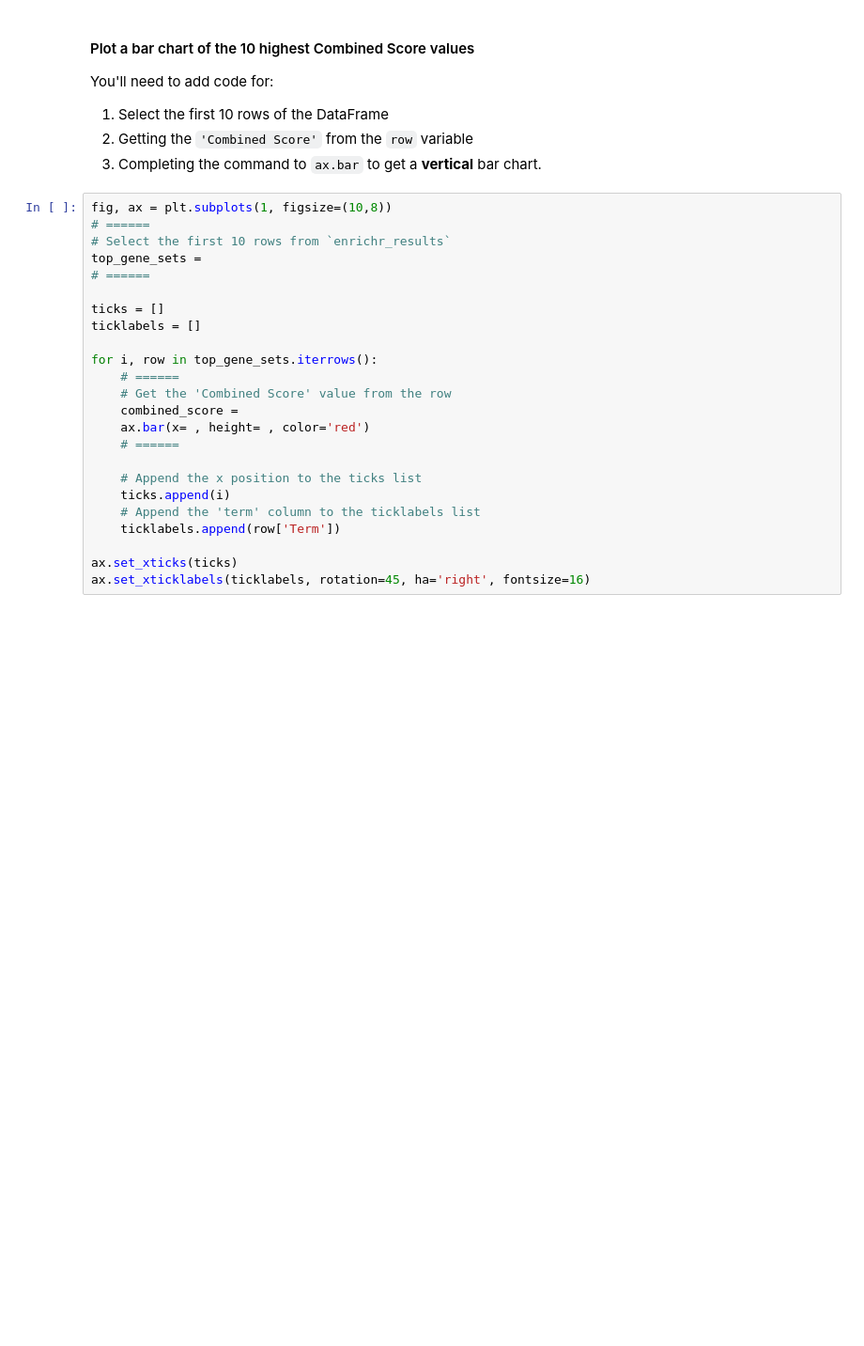
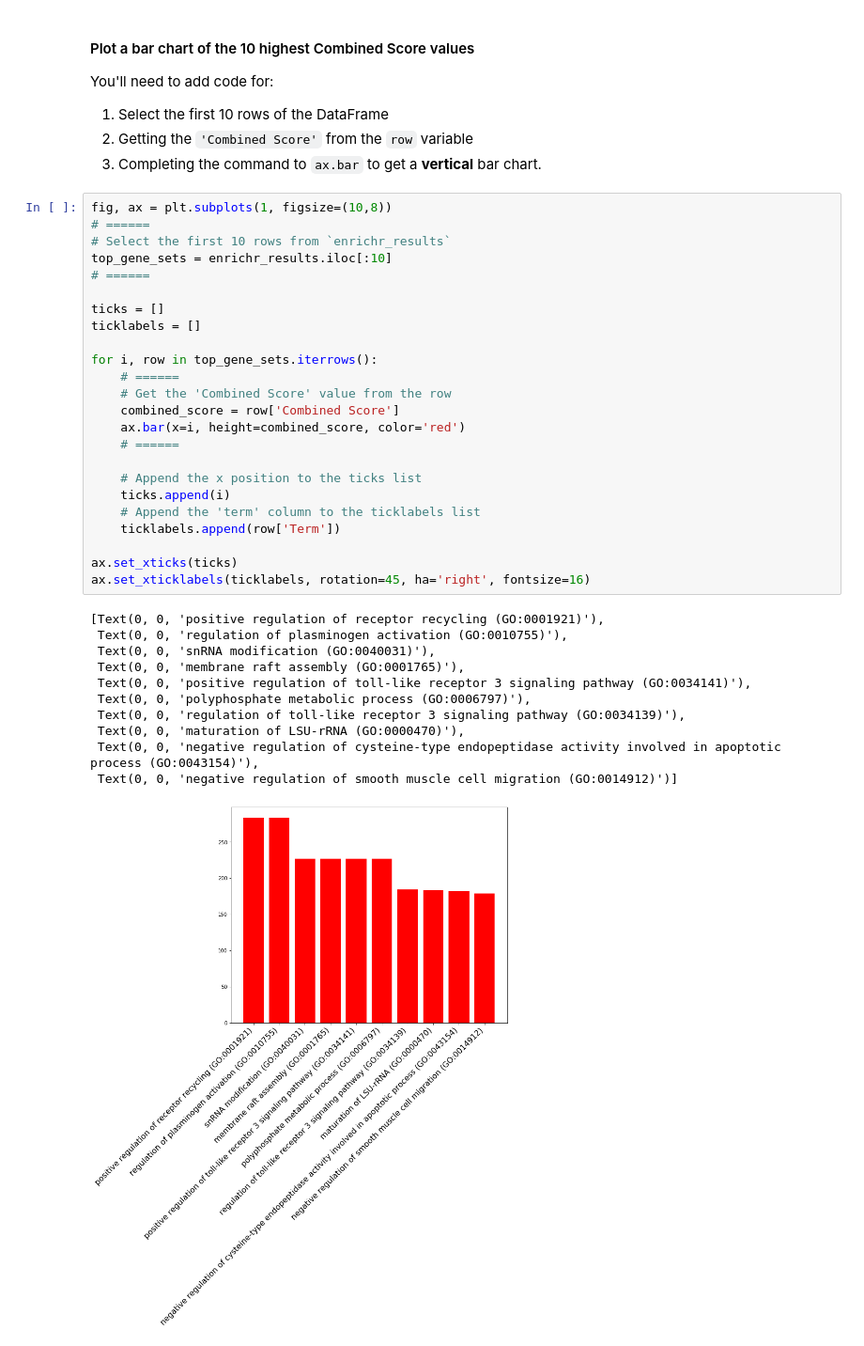
Before and after one commit to vd4mmind/Colab, a Jupyter notebook: Day4_of_00_Gene_Relationships_in_Treutlein_data.ipynb, the cells around one changed output. Shown at 94% size. Cells and saved outputs as stored; diff of their text form; blank space fills up the shorter version.

```diff
--- a/Day4_of_00_Gene_Relationships_in_Treutlein_data.ipynb
+++ b/Day4_of_00_Gene_Relationships_in_Treutlein_data.ipynb
@@ -387,24 +436,36 @@ You'll need to add code for:
 # %%
 fig, ax = plt.subplots(1, figsize=(10,8))
 # ======
 # Select the first 10 rows from `enrichr_results`
-top_gene_sets =
+top_gene_sets = enrichr_results.iloc[:10]
 # ======
 
 ticks = []
 ticklabels = []
 
 for i, row in top_gene_sets.iterrows():
     # ======
     # Get the 'Combined Score' value from the row
-    combined_score =
-    ax.bar(x= , height= , color='red')
+    combined_score = row['Combined Score']
+    ax.bar(x=i, height=combined_score, color='red')
     # ======
 
     # Append the x position to the ticks list
     ticks.append(i)
     # Append the 'term' column to the ticklabels list
     ticklabels.append(row['Term'])
 
 ax.set_xticks(ticks)
 ax.set_xticklabels(ticklabels, rotation=45, ha='right', fontsize=16)
+# %% [output]
+[Text(0, 0, 'positive regulation of receptor recycling (GO:0001921)'),
+ Text(0, 0, 'regulation of plasminogen activation (GO:0010755)'),
+ Text(0, 0, 'snRNA modification (GO:0040031)'),
+ Text(0, 0, 'membrane raft assembly (GO:0001765)'),
+ Text(0, 0, 'positive regulation of toll-like receptor 3 signaling pathway (GO:0034141)'),
+ Text(0, 0, 'polyphosphate metabolic process (GO:0006797)'),
+ Text(0, 0, 'regulation of toll-like receptor 3 signaling pathway (GO:0034139)'),
+ Text(0, 0, 'maturation of LSU-rRNA (GO:0000470)'),
+ Text(0, 0, 'negative regulation of cysteine-type endopeptidase activity involved in apoptotic process (GO:0043154)'),
+ Text(0, 0, 'negative regulation of smooth muscle cell migration (GO:0014912)')]
+[figure, added]
```
Also changed, not shown: parts of 20 cells of this notebook.
